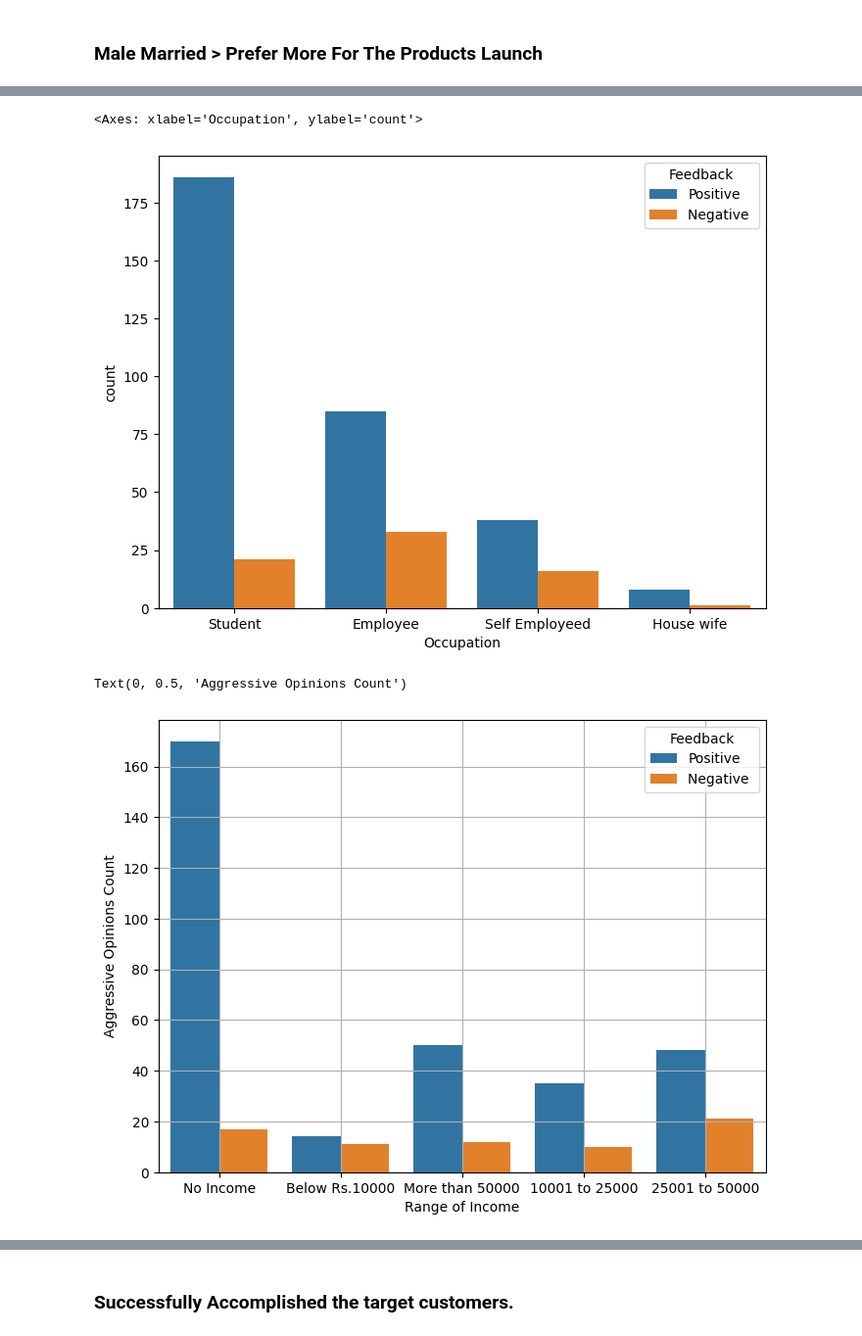
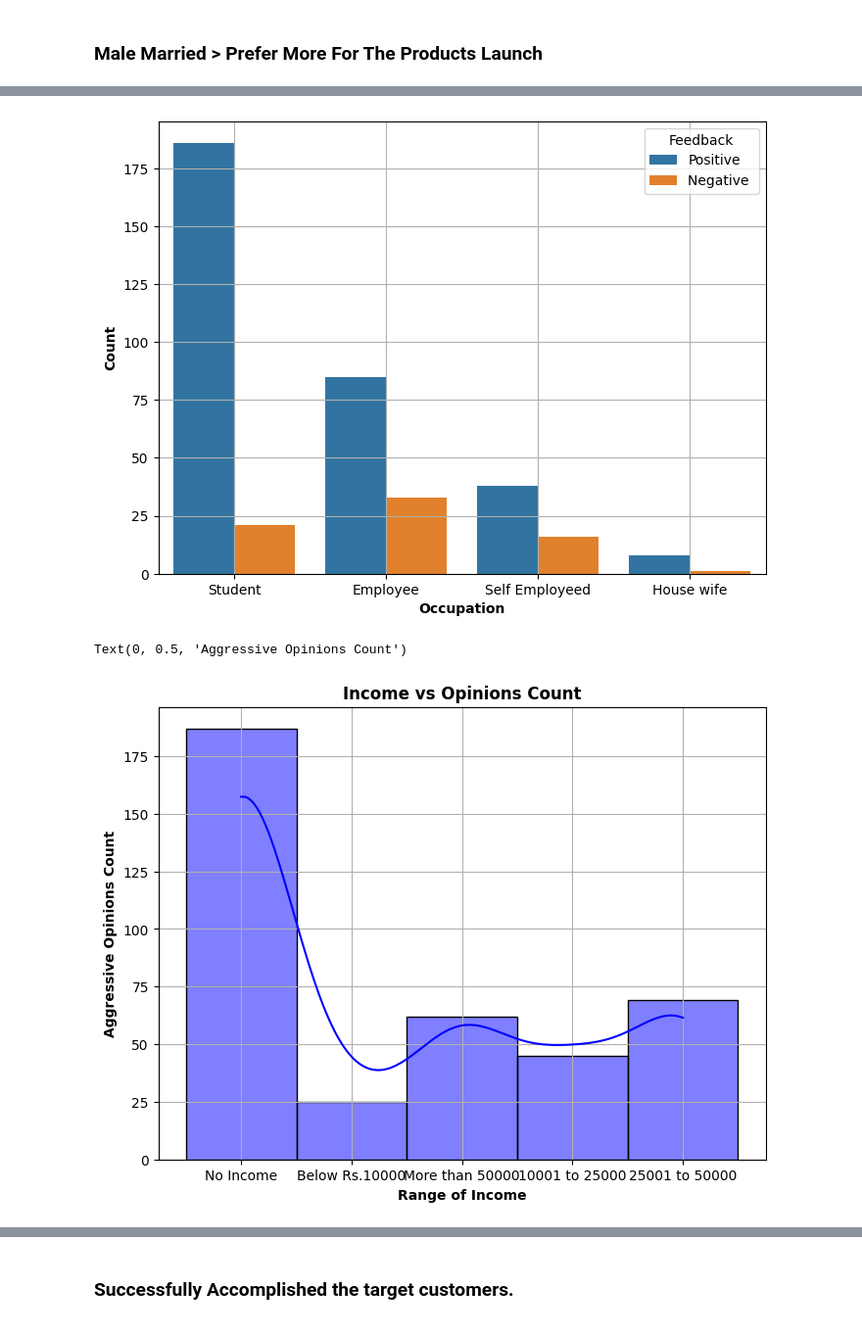
Before and after one commit to ayushsiloiya619/Online-Food-Orders-Analysis, a Jupyter notebook: Online_Food.ipynb, the cells around one changed output, grey strips where cells are left out. Shown at 98% size. Drawn from its saved outputs; the diff is of its cells as text; code cells hidden in the pictures.

```diff
--- a/Online_Food.ipynb
+++ b/Online_Food.ipynb
@@ -268,15 +267,19 @@ plt.show()
 # %%
 plt.figure(figsize=(8,6))
 sns.countplot(data=df,x="Occupation",hue="Feedback")
+plt.xlabel("Occupation",fontweight="bold")
+plt.ylabel("Count",fontweight="bold")
+plt.grid(True)
 # %% [output]
-<Axes: xlabel='Occupation', ylabel='count'>
-[figure, old version]
+[figure, new version]
 # %%
 plt.figure(figsize=(8,6))
-sns.countplot(data=df,x="Monthly Income" , hue="Feedback")
+# sns.countplot(data=df,x="Monthly Income" , hue="Feedback")
+sns.histplot(df["Monthly Income"],kde=True,color="b")
 plt.grid(True)
-plt.xlabel("Range of Income")
-plt.ylabel("Aggressive Opinions Count")
+plt.title("Income vs Opinions Count",fontweight="bold")
+plt.xlabel("Range of Income",fontweight="bold")
+plt.ylabel("Aggressive Opinions Count",fontweight="bold")
 # %% [output]
 Text(0, 0.5, 'Aggressive Opinions Count')
-[figure, old version]
+[figure, new version]
```
Also changed, not shown: parts of 3 cells of this notebook.
